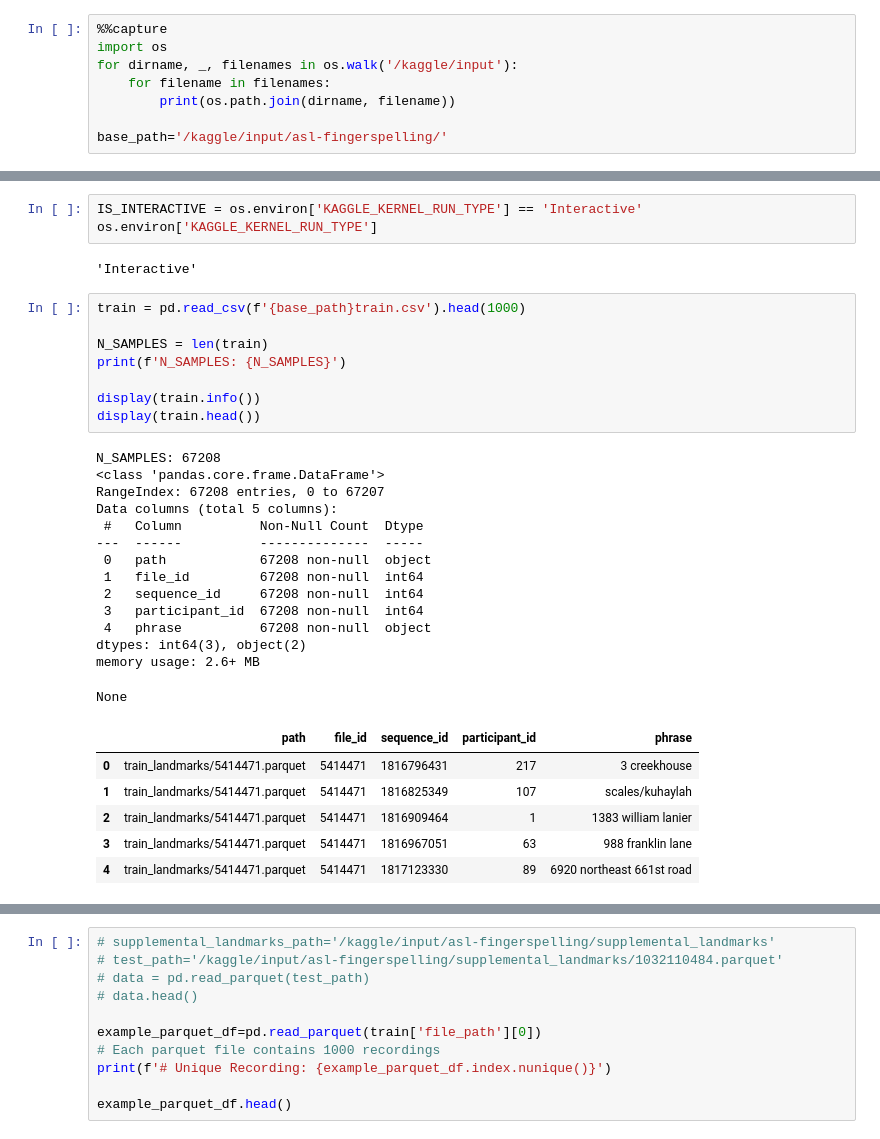
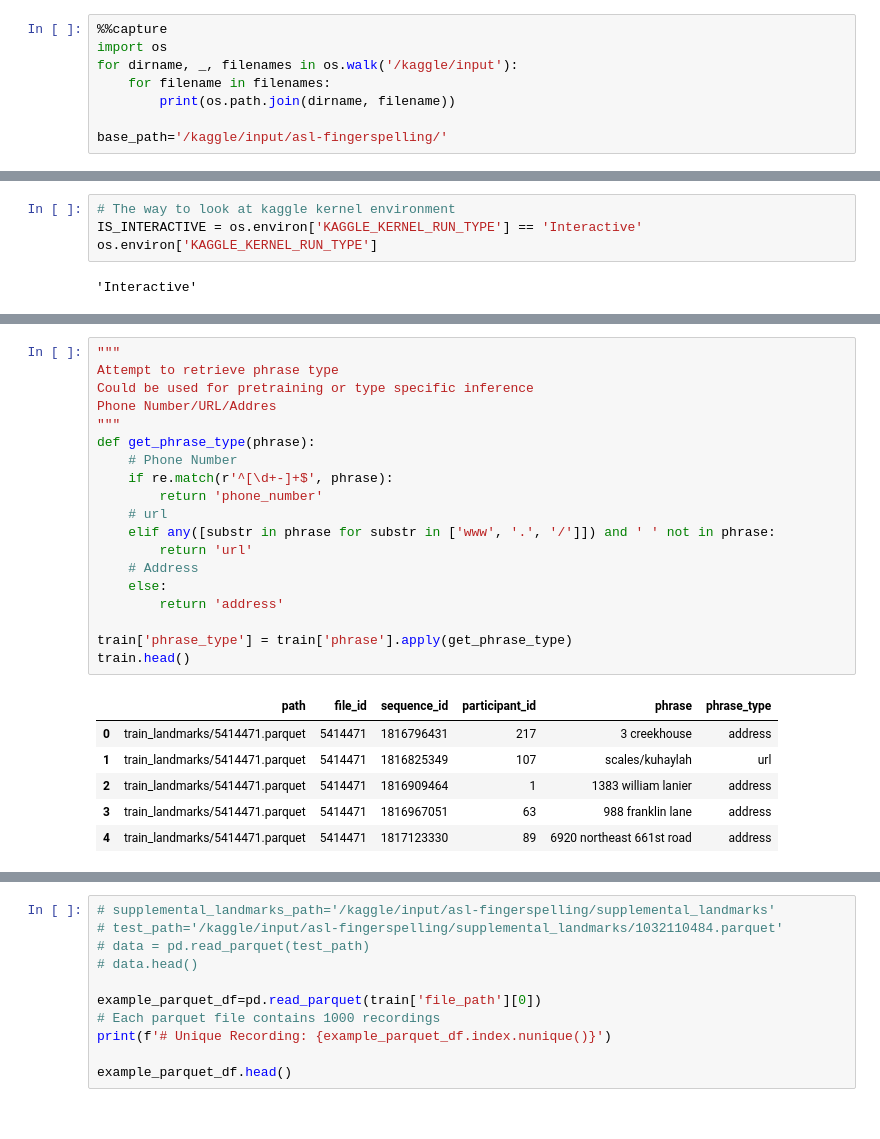
Before and after one commit to Nekoiii/Kaggle_notebook, a Jupyter notebook: sign-language-fingerspelling-recognition.ipynb, the cells around one changed output, grey strips where cells are left out. Cells and saved outputs as stored; diff of their text form.

Commit message:
Kaggle Notebook | Sign_Language_Fingerspelling_Recognition | Version 3

```diff
--- a/sign-language-fingerspelling-recognition.ipynb
+++ b/sign-language-fingerspelling-recognition.ipynb
@@ -60,37 +97,9 @@ N_UNIQUE_CHARACTERS: 59
 # %%
+# The way to look at kaggle kernel environment
 IS_INTERACTIVE = os.environ['KAGGLE_KERNEL_RUN_TYPE'] == 'Interactive'
 os.environ['KAGGLE_KERNEL_RUN_TYPE']
 # %% [output]
 'Interactive'
-# %%
-train = pd.read_csv(f'{base_path}train.csv').head(1000)
-
-N_SAMPLES = len(train)
-print(f'N_SAMPLES: {N_SAMPLES}')
-
-display(train.info())
-display(train.head())
-# %% [output]
-N_SAMPLES: 67208
-<class 'pandas.core.frame.DataFrame'>
-RangeIndex: 67208 entries, 0 to 67207
-Data columns (total 5 columns):
- #   Column          Non-Null Count  Dtype
----  ------          --------------  -----
- 0   path            67208 non-null  object
- 1   file_id         67208 non-null  int64
- 2   sequence_id     67208 non-null  int64
- 3   participant_id  67208 non-null  int64
- 4   phrase          67208 non-null  object
-dtypes: int64(3), object(2)
-memory usage: 2.6+ MB
-None
-|  | path | file_id | sequence_id | participant_id | phrase |
-| 0 | train_landmarks/5414471.parquet | 5414471 | 1816796431 | 217 | 3 creekhouse |
-| 1 | train_landmarks/5414471.parquet | 5414471 | 1816825349 | 107 | scales/kuhaylah |
-| 2 | train_landmarks/5414471.parquet | 5414471 | 1816909464 | 1 | 1383 william lanier |
-| 3 | train_landmarks/5414471.parquet | 5414471 | 1816967051 | 63 | 988 franklin lane |
-| 4 | train_landmarks/5414471.parquet | 5414471 | 1817123330 | 89 | 6920 northeast 661st road |
 # %%
 # Add complete file path to train
 def get_file_path(path):
@@ -105,3 +114,29 @@ train.head()
 | 2 | train_landmarks/5414471.parquet | 5414471 | 1816909464 | 1 | 1383 william lanier | /kaggle/input/asl-fingerspelling/... |
 | 3 | train_landmarks/5414471.parquet | 5414471 | 1816967051 | 63 | 988 franklin lane | /kaggle/input/asl-fingerspelling/... |
 | 4 | train_landmarks/5414471.parquet | 5414471 | 1817123330 | 89 | 6920 northeast 661st road | /kaggle/input/asl-fingerspelling/... |
+# %%
+"""
+Attempt to retrieve phrase type
+Could be used for pretraining or type specific inference
+Phone Number/URL/Addres
+"""
+def get_phrase_type(phrase):
+    # Phone Number
+    if re.match(r'^[\d+-]+$', phrase):
+        return 'phone_number'
+    # url
+    elif any([substr in phrase for substr in ['www', '.', '/']]) and ' ' not in phrase:
+        return 'url'
+    # Address
+    else:
+        return 'address'
+
+train['phrase_type'] = train['phrase'].apply(get_phrase_type)
+train.head()
+# %% [output]
+|  | path | file_id | sequence_id | participant_id | phrase | phrase_type |
+| 0 | train_landmarks/5414471.parquet | 5414471 | 1816796431 | 217 | 3 creekhouse | address |
+| 1 | train_landmarks/5414471.parquet | 5414471 | 1816825349 | 107 | scales/kuhaylah | url |
+| 2 | train_landmarks/5414471.parquet | 5414471 | 1816909464 | 1 | 1383 william lanier | address |
+| 3 | train_landmarks/5414471.parquet | 5414471 | 1816967051 | 63 | 988 franklin lane | address |
+| 4 | train_landmarks/5414471.parquet | 5414471 | 1817123330 | 89 | 6920 northeast 661st road | address |
```
Also changed, not shown: parts of 6 cells of this notebook.
